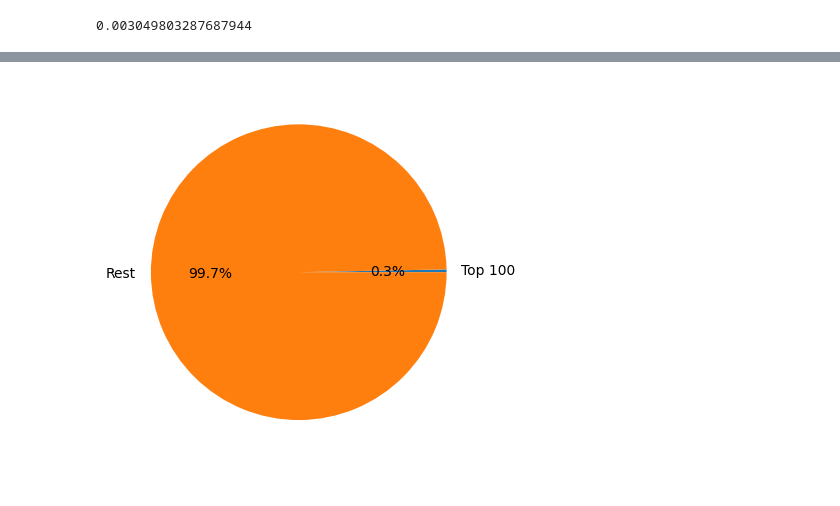
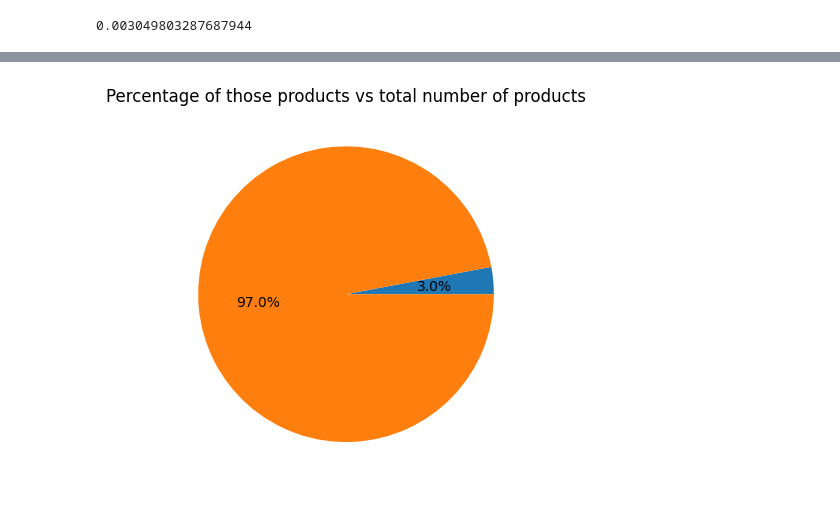
Before and after one commit to Aucorre/projet_filrouge_M1, a Jupyter notebook: Liste_recommendatinos.ipynb, the cells around one changed output, grey strips where cells are left out. Saved outputs shown, nothing was run; the diff lists cells and outputs as text; code cells hidden in the pictures.

```diff
--- a/Liste_recommendatinos.ipynb
+++ b/Liste_recommendatinos.ipynb
@@ -115,5 +115,5 @@ grouped_df
 # %%
-n = 100
+n = 1000
 # %%
 top_n = grouped_df.sort_values(by = 'product_volume_cubic_cm', ascending = False).head(n)
 rest = grouped_df.sort_values(by = 'product_volume_cubic_cm', ascending = False).tail(grouped_df.shape[0] - n)
@@ -173,8 +176,8 @@ plt.show()
 # %%
 ax, fig = plt.subplots()
 
-plt.pie([n, 32789], labels = ['Top 100', 'Rest'], autopct = '%1.1f%%')
-
+plt.pie([n, 32789], autopct = '%1.1f%%')
+plt.title('Percentage of those products vs total number of products')
 plt.show()
 # %% [output]
-[figure, old version]
+[figure, new version]
```
Also changed, not shown: parts of 10 cells of this notebook.
